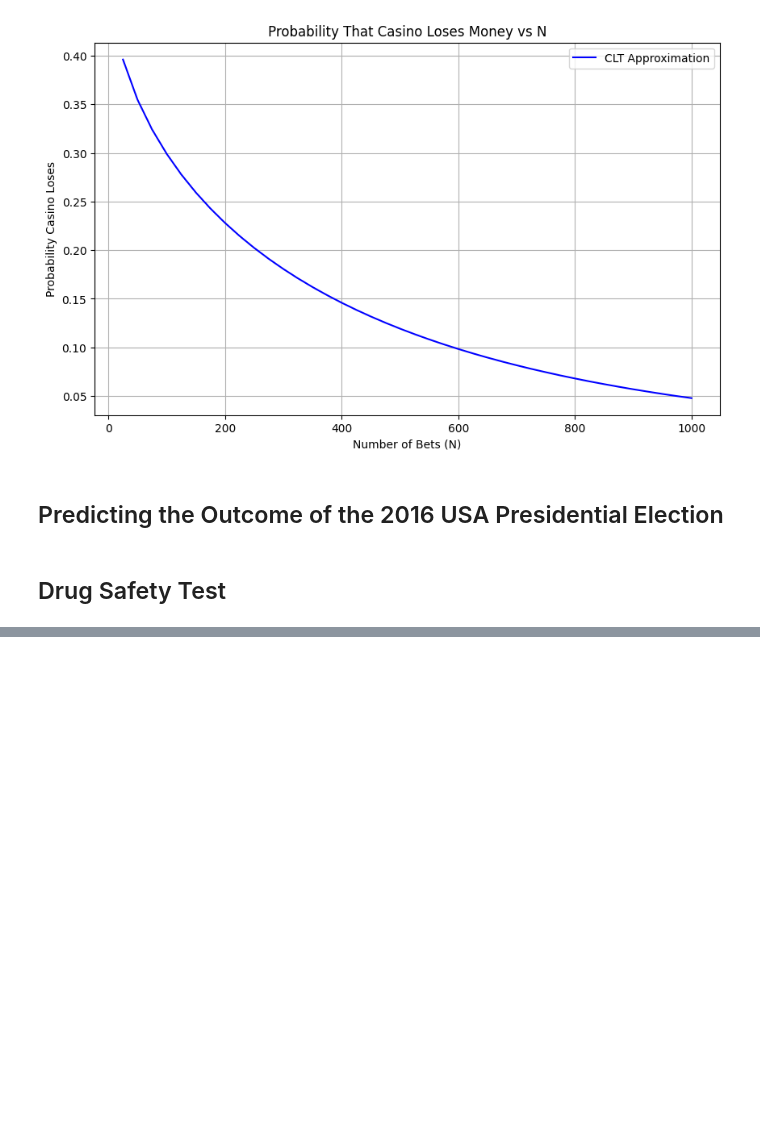
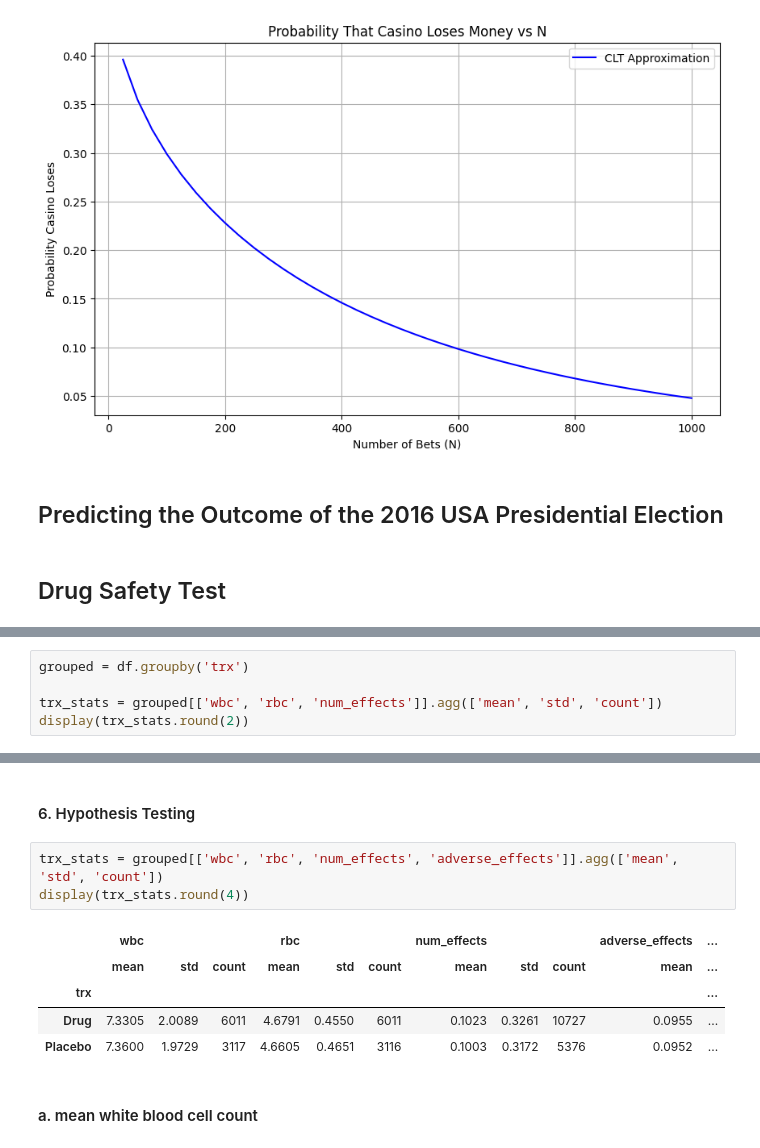
Before and after one commit to Amir-rfz/Data-Science-Course-Projects-S2025, a Jupyter notebook: CA0/CA0.ipynb, the cells around one changed output, grey strips where cells are left out. Cells and saved outputs as stored; diff of their text form; blank space fills up the shorter version.

```diff
--- a/CA0/CA0.ipynb
+++ b/CA0/CA0.ipynb
@@ -285,0 +320,5 @@ plt.show()
+# %%
+grouped = df.groupby('trx')
+
+trx_stats = grouped[['wbc', 'rbc', 'num_effects']].agg(['mean', 'std', 'count'])
+display(trx_stats.round(2))
@@ -285,0 +353,13 @@ plt.show()
+# %% [markdown]
+#### 6. Hypothesis Testing
+# %%
+trx_stats = grouped[['wbc', 'rbc', 'num_effects', 'adverse_effects']].agg(['mean', 'std', 'count'])
+display(trx_stats.round(4))
+# %% [output]
+|  | wbc |  |  | rbc |  |  | num_effects |  |  | adverse_effects | ... |
+|  | mean | std | count | mean | std | count | mean | std | count | mean | ... |
+| trx |  |  |  |  |  |  |  |  |  |  | ... |
+| Drug | 7.3305 | 2.0089 | 6011 | 4.6791 | 0.4550 | 6011 | 0.1023 | 0.3261 | 10727 | 0.0955 | ... |
+| Placebo | 7.3600 | 1.9729 | 3117 | 4.6605 | 0.4651 | 3116 | 0.1003 | 0.3172 | 5376 | 0.0952 | ... |
+# %% [markdown]
+#### a. mean white blood cell count
```
Also changed, not shown: parts of 23 cells of this notebook.
